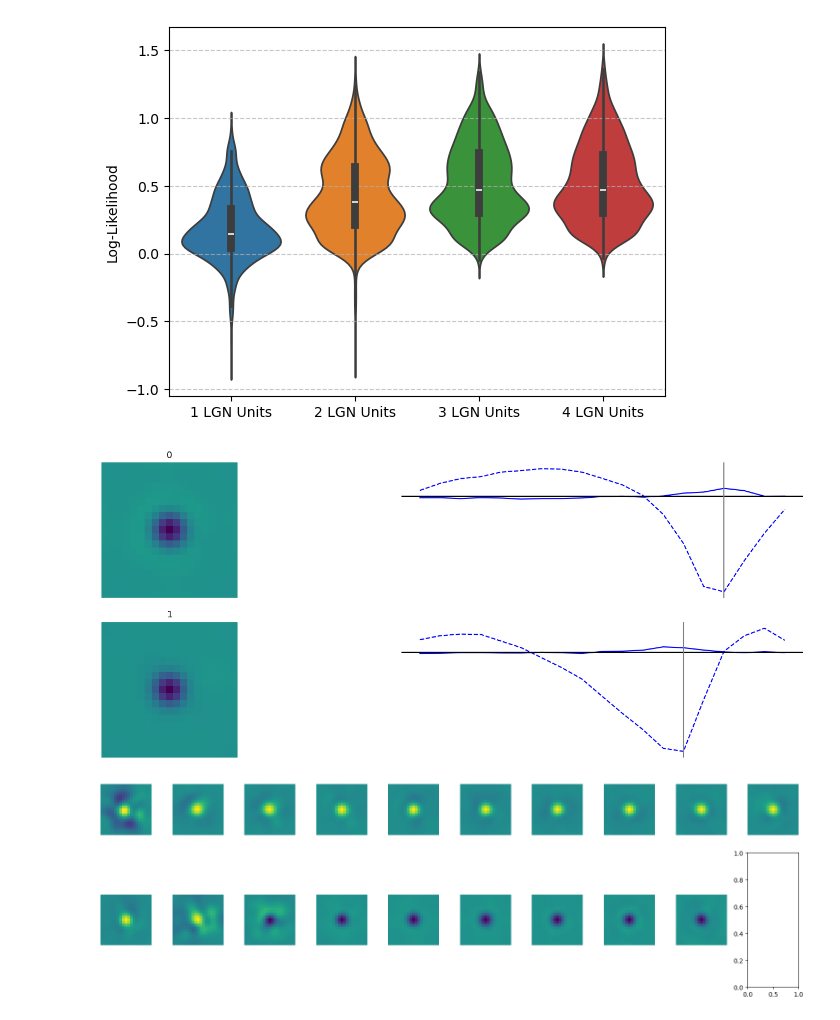
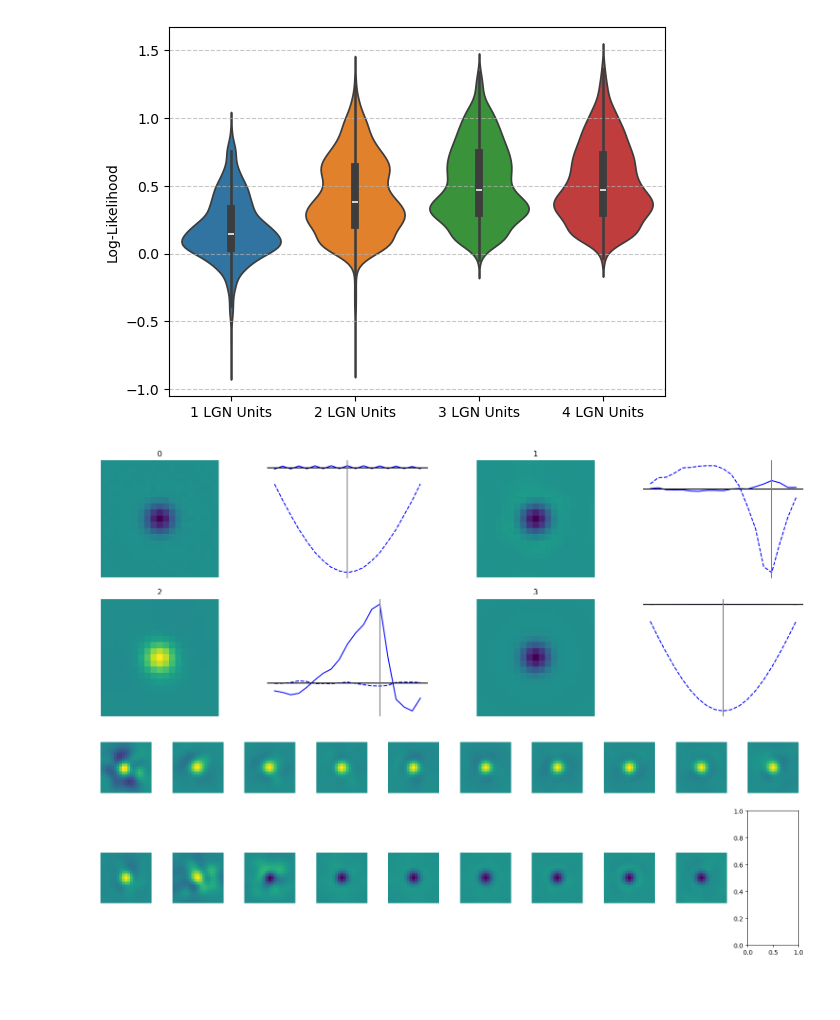
Before and after one commit to IsabelF98/Cloud_SynthData_Proj, a Jupyter notebook: LGN_units.ipynb, the cells around one changed output. Saved outputs shown, nothing was run; the diff lists cells and outputs as text; code cells hidden in the pictures; blank space fills up the shorter version.

Commit message:
comparing models and update to NDN

```diff
--- a/LGN_units.ipynb
+++ b/LGN_units.ipynb
@@ -181,5 +181,5 @@ plt.show()
 adam_pars = utils.create_optimizer_params(
     optimizer_type='AdamW', batch_size=1,
     learning_rate=0.01, early_stopping_patience=4,
-    optimize_graph=False, weight_decay=0.2, accumulated_grad_batches=3)
+    optimize_graph=False, weight_decay=0.2, accumulate_grad_batches=10)
 adam_pars['device'] = device
@@ -186,4 +257,5 @@ adam_pars['device'] = device
 # %%
+# Double time freq model
 Xreg0 = 1.0 # d2/dx
 Treg0 = 10.0 # d2/dt
 Creg0 = 0.05 # center
@@ -197,8 +269,8 @@ angle_mode = 'nearest' # 'bilinear'
 
 NQ = len(angles)
 
-num_LGN_units = [2] #,3,4]
-num_repeat = 2
+num_LGN_units = [2,3,4]
+num_repeat = 3
 models = {}
 fws = [19, 19, 5, 5, 5]
 
@@ -209,7 +281,7 @@ for i in range(len(num_LGN_units)):
     clayersQ = [STconvLayer.layer_dict(
         input_dims = data.stim_dims, num_filters=num_subs[0], norm_type=1,
         filter_dims=[1,fws[0],fws[0],num_lags-3] , bias=False, NLtype='relu',
-        padding='circular', output_norm='batch', window='hamming', initialize_center=True,
+        padding='same', output_norm='batch', window='hamming', initialize_center=True,
         reg_vals={'d2x':Xreg0, 'd2t':Treg0, 'center': Creg0} )]
 
     # PROJECTION LAYER
@@ -217,7 +289,7 @@ for i in range(len(num_LGN_units)):
         OriConvLayer.layer_dict(
             num_filters=num_subs[1], num_inh=num_subs[1]//2,
             filter_width=fws[1], NLtype='relu', norm_type=1,
-            bias=False, output_norm='batch', window='hamming', padding='circular', initialize_center=True,
+            bias=False, output_norm='batch', window='hamming', padding='same', initialize_center=True,
             reg_vals={'d2x':Xreg1, 'center': Creg1}, angles=angles) )
 
     # TIME SHIFT LAYER
@@ -282,7 +361,7 @@ for i in range(len(num_LGN_units)):
         cnn.fit(data, **adam_pars, verbose=2)
         end = time.time()
 
-        #cnn.save_model('models/LGN_testing_model_'+str(num_LGN_units[i])+'_units_'+str(k)+'_double_temp_res.ndn')
+        cnn.save_model('models/0326_LGN_testing_model_'+str(num_LGN_units[i])+'_units_'+str(k)+'_orig_temp_res.ndn')
 
         LL_dict[str(num_LGN_units[i])+' LGN Units '+str(k)] = cnn.eval_models(data, data_inds=data.val_blks, device=device, batch_size=3, null_adjusted=True)
 
@@ -320,6 +414,7 @@ print(np.mean(LL_dict['2 LGN Units 1']))
 ## Load Models
 # %%
 models = []
-for k in range(5):
-    models.append(NDN.load_model('models/LGN_testing_model_2_units_'+str(k)+'_double_temp_res.ndn'))
+for i in [2, 10, 18]:
+    for k in range(3):
+        models.append(NDN.load_model('models/0326_LGN_testing_model_'+str(i)+'_units_'+str(k)+'_orig_temp_res.ndn'))
 # %%
@@ -351,10 +523,10 @@ plt.ylabel('Log-Likelihood')
 Text(0, 0.5, 'Log-Likelihood')
 [figure]
 # %%
-cnn = models['2 LGN Units 0']
+cnn = models['4 LGN Units 2']
 cnn.plot_filters()
 # %% [output]
-[figure, old version]
+[figure, new version]
 # %%
 filters = cnn.get_weights(ffnet_target=0,layer_target=0)
 ss(2,10)
```
Also changed, not shown: parts of 18 cells of this notebook, 2 other files.
